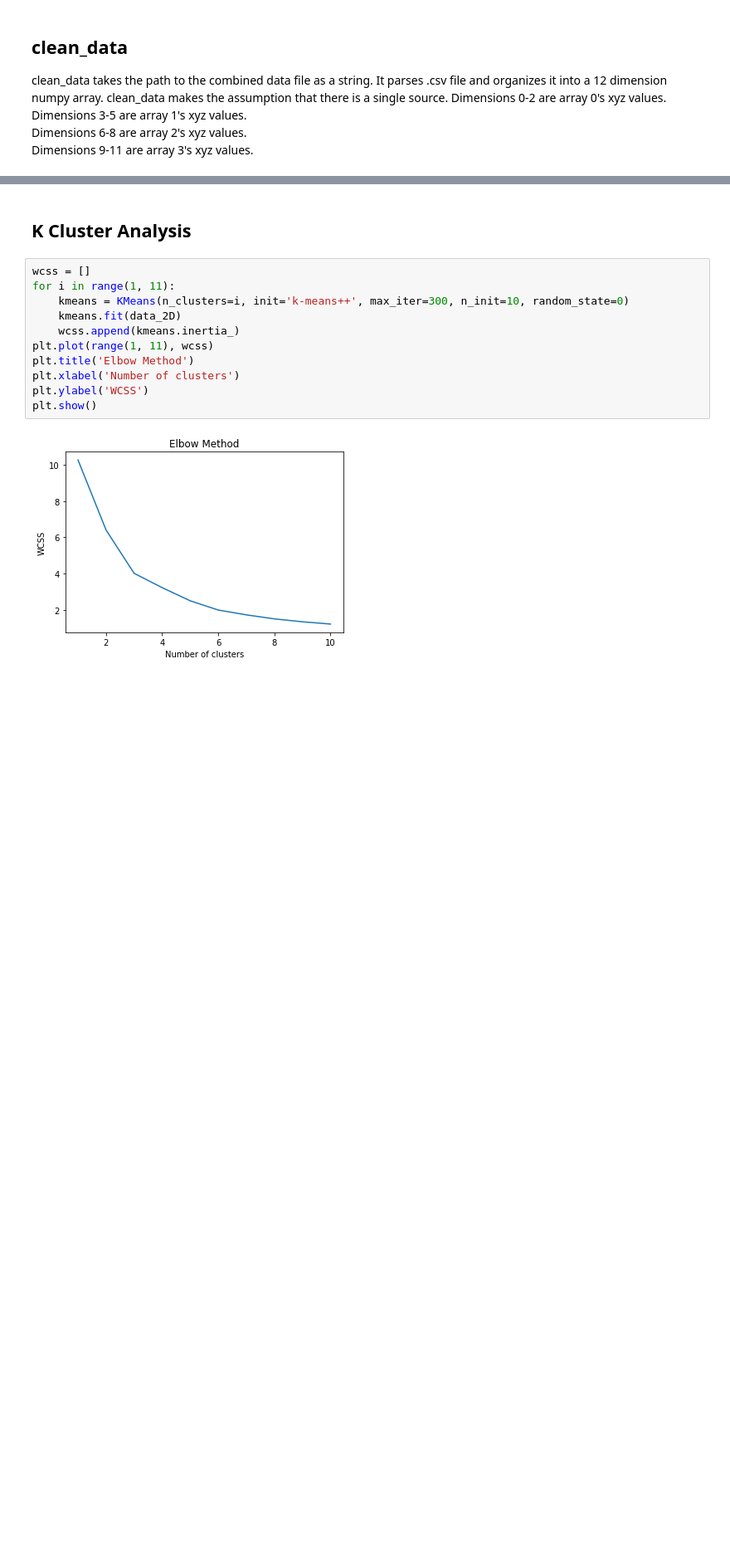
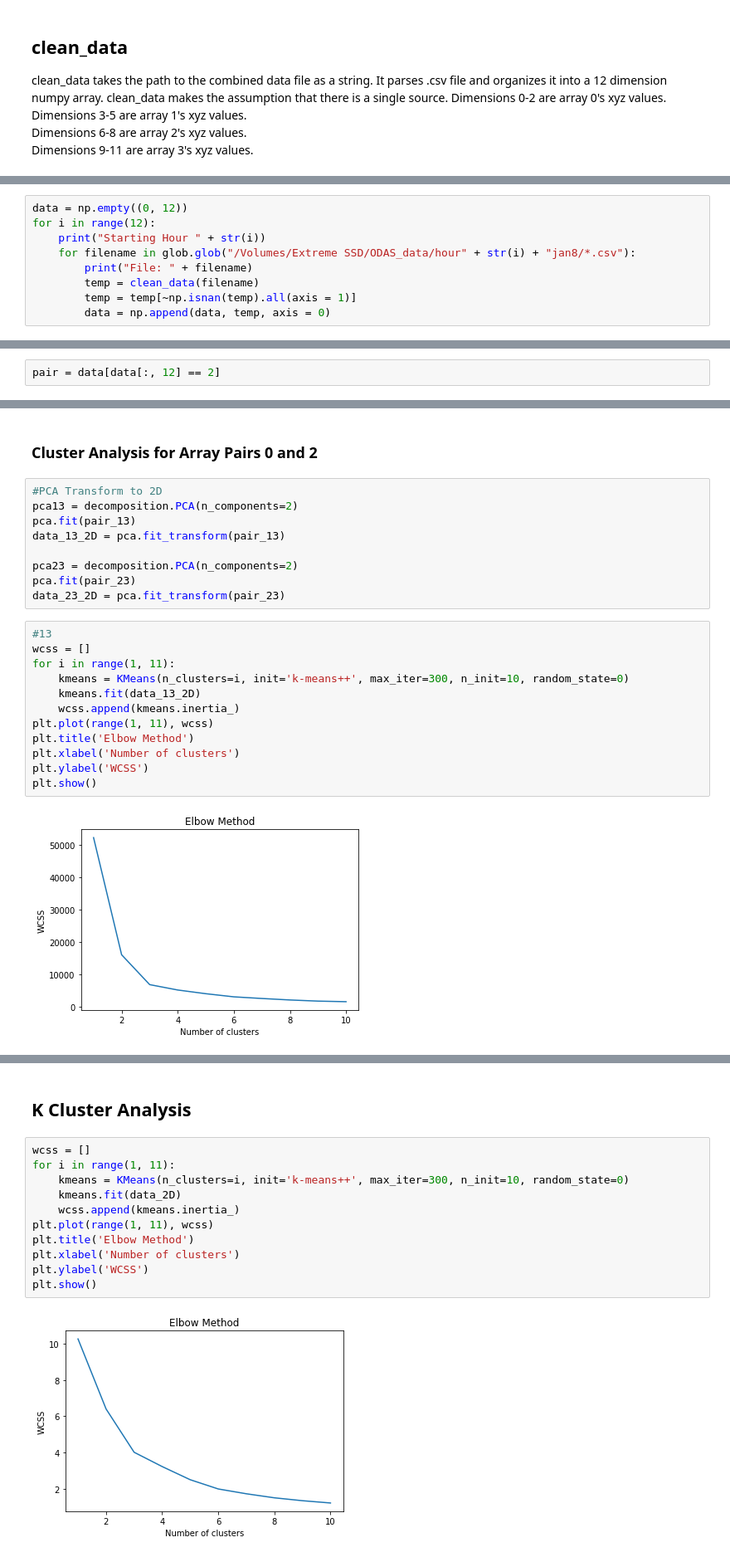
Before and after one commit to yihanhu97/SoundMapping-ODAS, a Jupyter notebook: postprocessing/K_cluster_analysis.ipynb, the cells around one changed output, grey strips where cells are left out. Shown at 83% size. Cells and saved outputs as stored; diff of their text form; blank space fills up the shorter version.

Commit message:
K cluster Analysis for pairs

```diff
--- a/postprocessing/K_cluster_analysis.ipynb
+++ b/postprocessing/K_cluster_analysis.ipynb
@@ -55,0 +111,9 @@ data.shape
+# %%
+data = np.empty((0, 12))
+for i in range(12):
+    print("Starting Hour " + str(i))
+    for filename in glob.glob("/Volumes/Extreme SSD/ODAS_data/hour" + str(i) + "jan8/*.csv"):
+        print("File: " + filename)
+        temp = clean_data(filename)
+        temp = temp[~np.isnan(temp).all(axis = 1)]
+        data = np.append(data, temp, axis = 0)
@@ -55,0 +164,2 @@ data.shape
+# %%
+pair = data[data[:, 12] == 2]
@@ -55,0 +218,25 @@ data.shape
+# %% [markdown]
+### Cluster Analysis for Array Pairs 0 and 2
+# %%
+#PCA Transform to 2D
+pca13 = decomposition.PCA(n_components=2)
+pca.fit(pair_13)
+data_13_2D = pca.fit_transform(pair_13)
+
+pca23 = decomposition.PCA(n_components=2)
+pca.fit(pair_23)
+data_23_2D = pca.fit_transform(pair_23)
+# %%
+#13
+wcss = []
+for i in range(1, 11):
+    kmeans = KMeans(n_clusters=i, init='k-means++', max_iter=300, n_init=10, random_state=0)
+    kmeans.fit(data_13_2D)
+    wcss.append(kmeans.inertia_)
+plt.plot(range(1, 11), wcss)
+plt.title('Elbow Method')
+plt.xlabel('Number of clusters')
+plt.ylabel('WCSS')
+plt.show()
+# %% [output]
+[figure, added]
```
Also changed, not shown: parts of 19 cells of this notebook.
